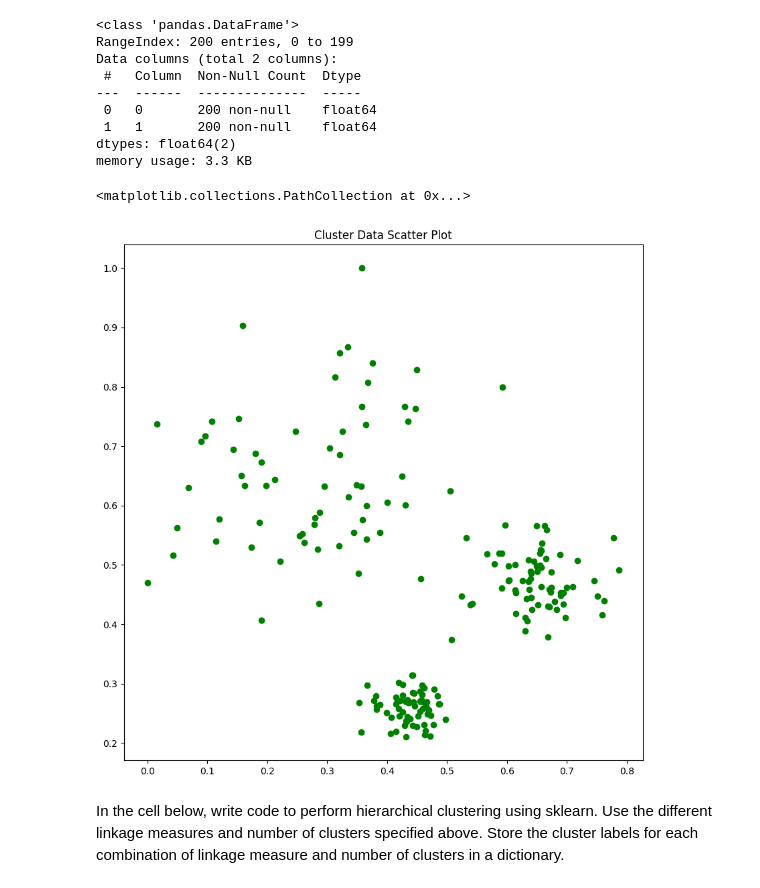
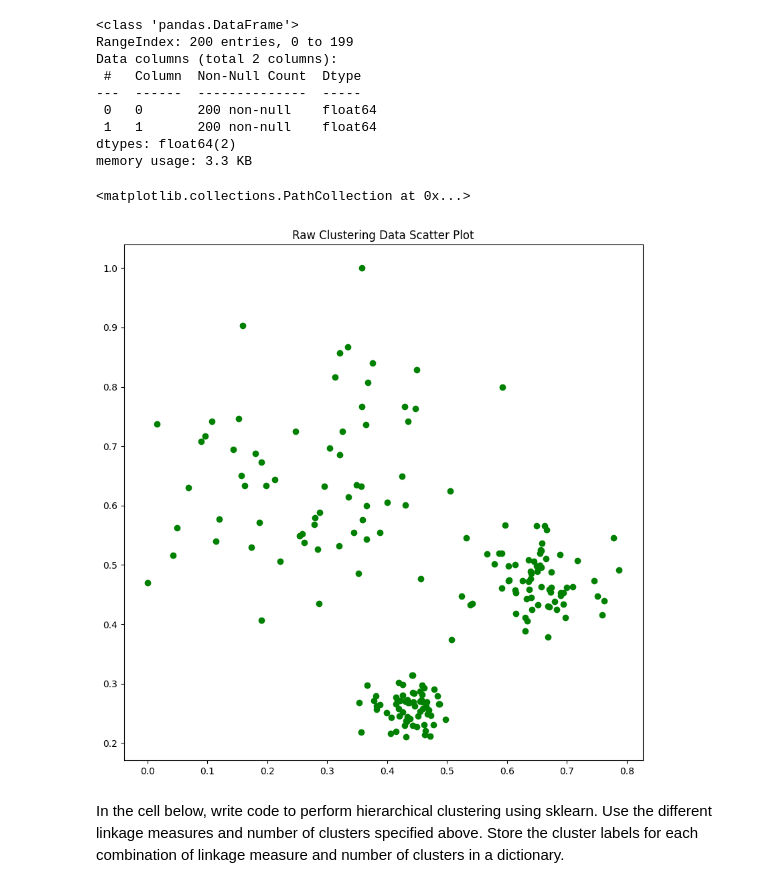
Before and after one commit to TheKingBlue/IntroductionToML, a Jupyter notebook: Assignment2/Assignment2.ipynb, the cells around one changed output. Cells and saved outputs as stored; diff of their text form; code cells hidden in the pictures.

Commit message:
Renamed scatterplot
Its called cluster data but the plot is before clustering. It is all a little confusing. I have changed it to Raw Clustering Data, in hopes of more clarity.

```diff
--- a/Assignment2/Assignment2.ipynb
+++ b/Assignment2/Assignment2.ipynb
@@ -88,11 +88,11 @@ dtypes: float64(2)
 memory usage: 3.3 KB
 # %%
 plt.figure(figsize=(10, 10))
-plt.title("Cluster Data Scatter Plot")
+plt.title("Raw Clustering Data Scatter Plot")
 plt.scatter(df[0], df[1], c = "g")
 # %% [output]
 <matplotlib.collections.PathCollection at 0x...>
-[figure, old version]
+[figure, new version]
 # %% [markdown]
 In the cell below, write code to perform hierarchical clustering using sklearn. Use the different linkage measures and number of clusters specified above. Store the cluster labels for each combination of linkage measure and number of clusters in a dictionary.
 # %%
```
